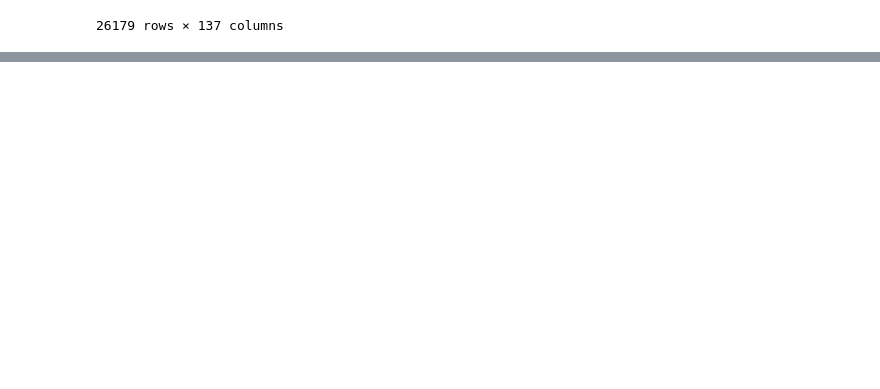
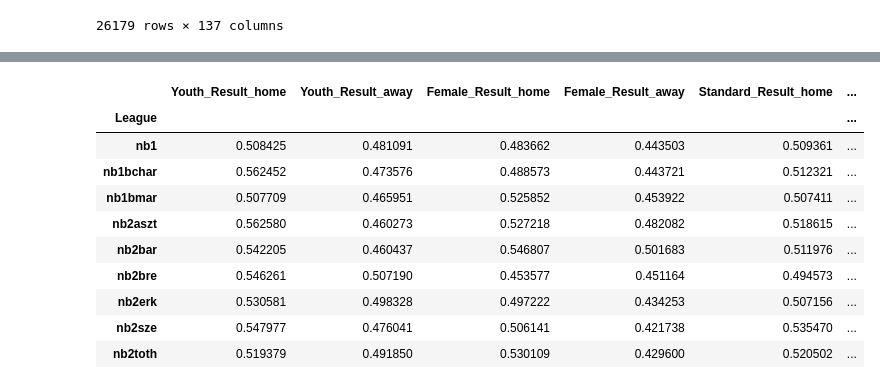
Before and after one commit to szukiadam/ChessChampionshipAnalysis, a Jupyter notebook: ChessChampionship.ipynb, the cells around one changed output, grey strips where cells are left out. Saved outputs shown, nothing was run; the diff lists cells and outputs as text; code cells hidden in the pictures; blank space fills up the shorter version.

```diff
--- a/ChessChampionship.ipynb
+++ b/ChessChampionship.ipynb
@@ -926,0 +919,15 @@ AttributeError: module 'numpy' has no attribute 'count'
+# %%
+perf_stat_by_season = pivot_home_away_category.groupby(['League'], dropna=False).mean()
+perf_stat_by_season.style.highlight_max(color = 'yellow', axis=1).highlight_min(color='lightblue', axis=1)
+# %% [output]
+|  | Youth_Result_home | Youth_Result_away | Female_Result_home | Female_Result_away | Standard_Result_home | ... |
+| League |  |  |  |  |  | ... |
+| nb1 | 0.508425 | 0.481091 | 0.483662 | 0.443503 | 0.509361 | ... |
+| nb1bchar | 0.562452 | 0.473576 | 0.488573 | 0.443721 | 0.512321 | ... |
+| nb1bmar | 0.507709 | 0.465951 | 0.525852 | 0.453922 | 0.507411 | ... |
+| nb2aszt | 0.562580 | 0.460273 | 0.527218 | 0.482082 | 0.518615 | ... |
+| nb2bar | 0.542205 | 0.460437 | 0.546807 | 0.501683 | 0.511976 | ... |
+| nb2bre | 0.546261 | 0.507190 | 0.453577 | 0.451164 | 0.494573 | ... |
+| nb2erk | 0.530581 | 0.498328 | 0.497222 | 0.434253 | 0.507156 | ... |
+| nb2sze | 0.547977 | 0.476041 | 0.506141 | 0.421738 | 0.535470 | ... |
+| nb2toth | 0.519379 | 0.491850 | 0.530109 | 0.429600 | 0.520502 | ... |
```
Also changed, not shown: parts of 15 cells of this notebook.
